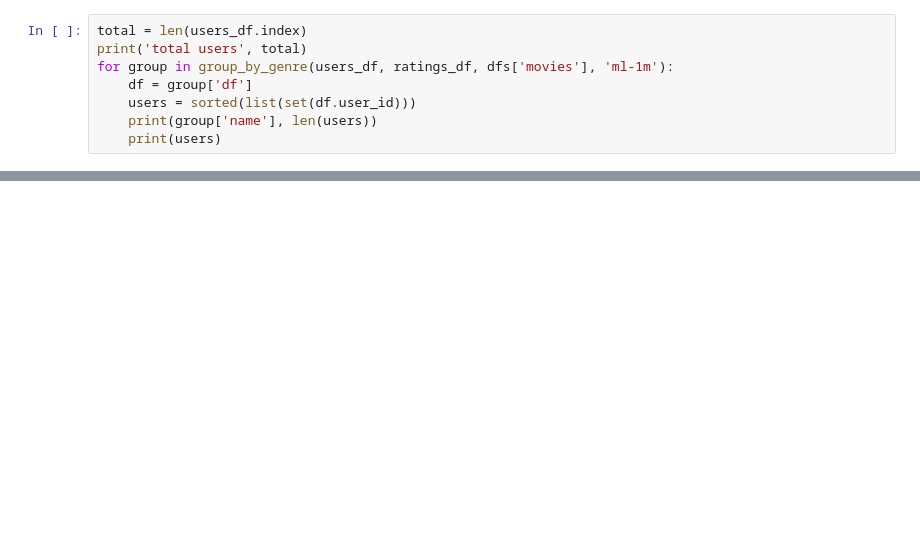
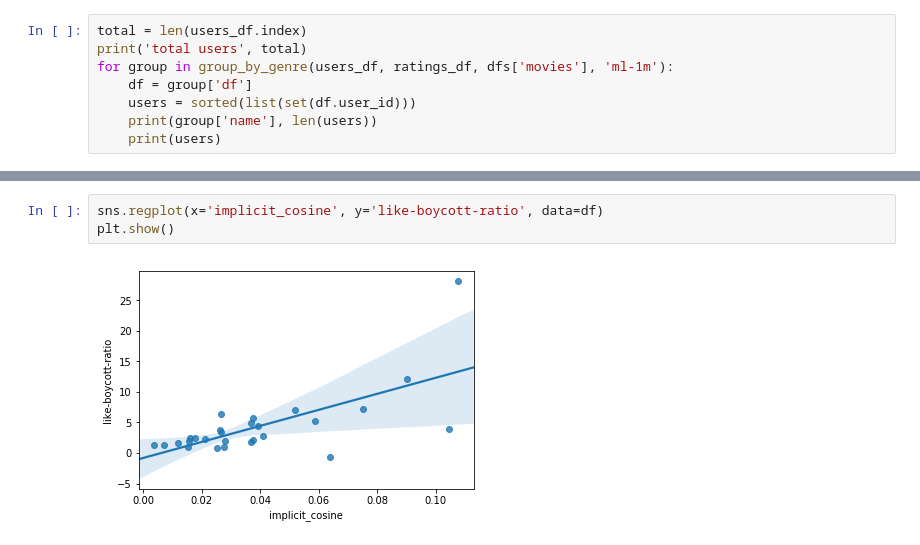
Before and after one commit to nickmvincent/surprise_sandbox, a Jupyter notebook: centroids.ipynb, the cells around one changed output, grey strips where cells are left out. Drawn from its saved outputs; the diff is of its cells as text; blank space fills up the shorter version.

```diff
--- a/centroids.ipynb
+++ b/centroids.ipynb
@@ -145,0 +262,5 @@ for group in group_by_genre(users_df, ratings_df, dfs['movies'], 'ml-1m'):
+# %%
+sns.regplot(x='implicit_cosine', y='like-boycott-ratio', data=df)
+plt.show()
+# %% [output]
+[figure, added]
```
Also changed, not shown: parts of 7 cells of this notebook, 3 other files.
